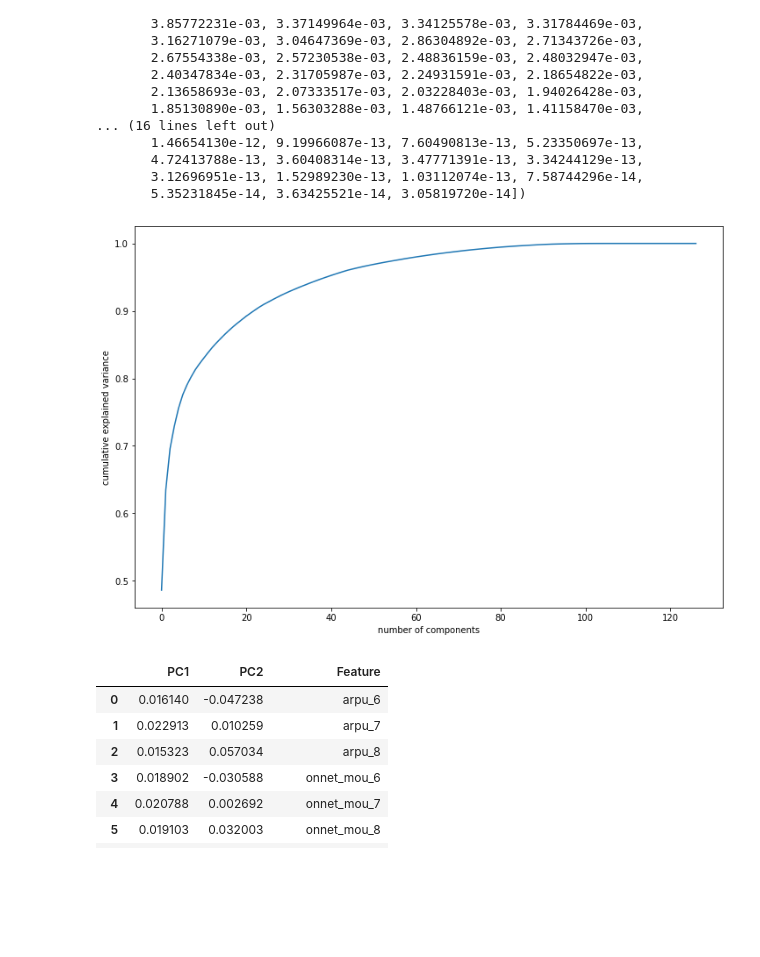
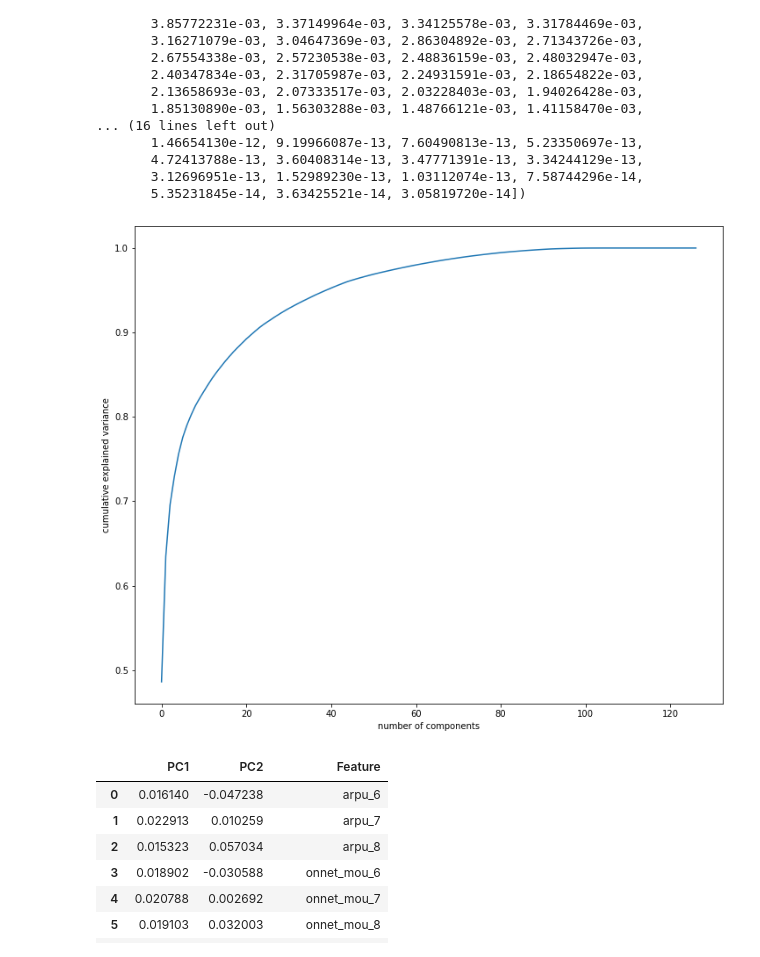
Before and after one commit to mail2uttamsarkar/TelecomChurnCaseStudyAssignment, a Jupyter notebook: TelecomChurn.ipynb, the cells around one changed output. Saved outputs shown, nothing was run; the diff lists cells and outputs as text; code cells hidden in the pictures; blank space fills up the shorter version.

```diff
--- a/TelecomChurn.ipynb
+++ b/TelecomChurn.ipynb
@@ -22,7 +32,10 @@ pd.set_option('display.width', 1000)
 # Step 1 : Data Understanding, Preparation, and Pre-Processing :
 # %%
 # loading the dataset
+# Reading Train Data Set
 df_churn = pd.read_csv("train.csv")
+# Reading Test Data Set
+df_churn_test = pd.read_csv("test.csv")
 # %%
 pd.get_option('display.max_rows')
 # %% [output]
@@ -124,0 +142,8 @@ After Dropping column with single value: Dimension: (69999, 160)
+# %%
+for col in df_churn_test.columns:
+    if df_churn_test[col].nunique() == 1:
+        print("All values are same in column", col)
+        print("Dropped the column",col)
+        df_churn_test.drop(col, axis=1, inplace = True)
+
+print("\nAfter Dropping column with single value: Test DataSet Dimension:",df_churn_test.shape)
@@ -644,3 +789,15 @@ arpu_2g_6       arpu_3g_6           0.938064
 arpu_2g_7       arpu_3g_7           0.940022
 isd_og_mou_8    isd_og_mou_7        0.951444
 Length: 216, dtype: float64
+# %%
+# Drop the column 'id' as it does not add any information
+#Train DataSet
+df_churn.drop('id', axis=1, inplace=True)
+#Test DataSet : Need to store the id as need to append with prediction at the last.
+#df_churn_test_id = df_churn_test['id']
+df_churn_test_id = pd.DataFrame()
+df_churn_test_id['id'] = df_churn_test['id']
+df_churn_test.drop('id', axis=1, inplace=True)
+
+#Removing 'id' from the numerical column too.
+numerical_columns=numerical_columns.drop('id')
@@ -733,13 +894,13 @@ array([4.86115558e-01, 1.48601954e-01, 6.09947083e-02, 3.31190603e-02,
 # %%
 #Making the scree plot
 %matplotlib inline
-fig = plt.figure(figsize = (12,8))
+fig = plt.figure(figsize = (12,10))
 plt.plot(np.cumsum(pca.explained_variance_ratio_))
 plt.xlabel('number of components')
 plt.ylabel('cumulative explained variance')
 plt.show()
 # %% [output]
-[figure, old version]
+[figure, new version]
 # %%
 ## Verifying PC and variables
 colnames = list(X_train.columns)
```
Also changed, not shown: parts of 86 cells of this notebook.
